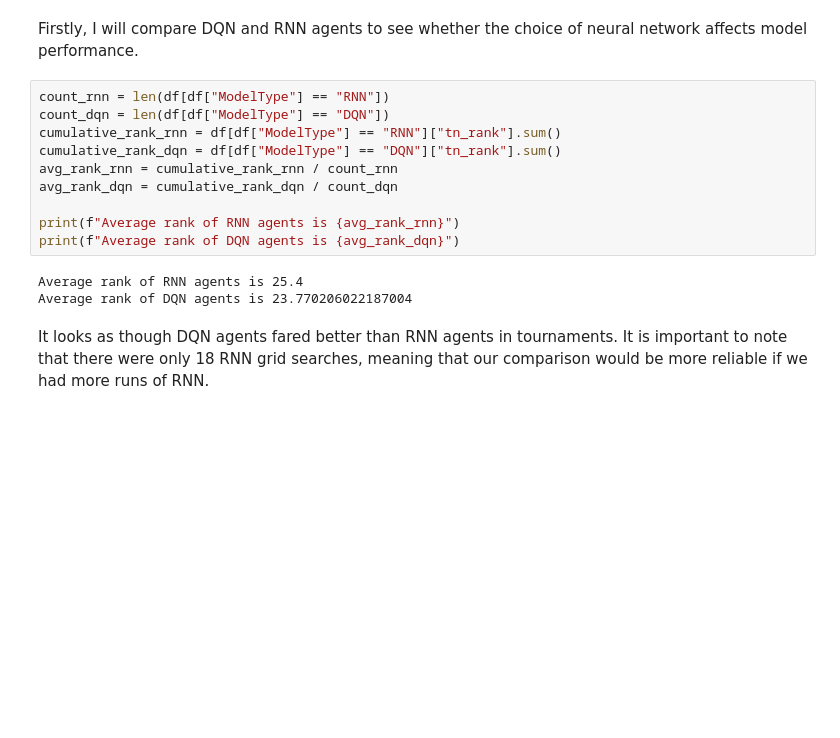
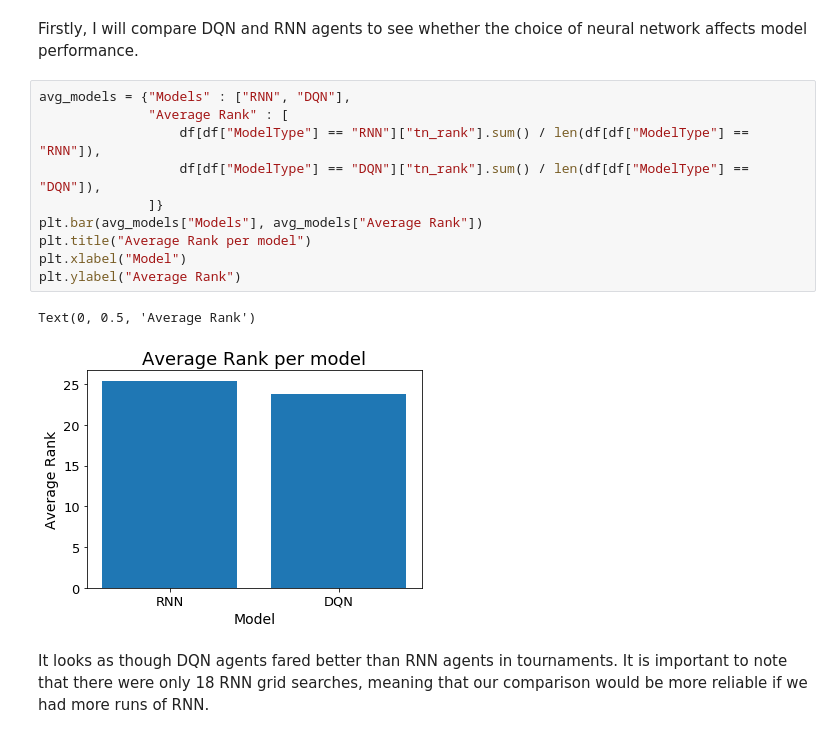
Before and after one commit to UCL-COMP0031-2022-Project-10/tournament, a Jupyter notebook: results/data_analysis_ani.ipynb, the cells around one changed output. Cells and saved outputs as stored; diff of their text form; blank space fills up the shorter version.

```diff
--- a/results/data_analysis_ani.ipynb
+++ b/results/data_analysis_ani.ipynb
@@ -37,18 +47,18 @@ def plot_histogram(x: pd.DataFrame,bins: int, x_label: str, y_label: str, title:
 # %% [markdown]
 Firstly, I will compare DQN and RNN agents to see whether the choice of neural network affects model performance.
-# %%
-count_rnn = len(df[df["ModelType"] == "RNN"])
-count_dqn = len(df[df["ModelType"] == "DQN"])
-cumulative_rank_rnn = df[df["ModelType"] == "RNN"]["tn_rank"].sum()
-cumulative_rank_dqn = df[df["ModelType"] == "DQN"]["tn_rank"].sum()
-avg_rank_rnn = cumulative_rank_rnn / count_rnn
-avg_rank_dqn = cumulative_rank_dqn / count_dqn
-
-print(f"Average rank of RNN agents is {avg_rank_rnn}")
-print(f"Average rank of DQN agents is {avg_rank_dqn}")
-# %% [output]
-Average rank of RNN agents is 25.4
-Average rank of DQN agents is 23.770206022187004
+# %%
+avg_models = {"Models" : ["RNN", "DQN"],
+              "Average Rank" : [
+                  df[df["ModelType"] == "RNN"]["tn_rank"].sum() / len(df[df["ModelType"] == "RNN"]),
+                  df[df["ModelType"] == "DQN"]["tn_rank"].sum() / len(df[df["ModelType"] == "DQN"]),
+              ]}
+plt.bar(avg_models["Models"], avg_models["Average Rank"])
+plt.title("Average Rank per model")
+plt.xlabel("Model")
+plt.ylabel("Average Rank")
+# %% [output]
+Text(0, 0.5, 'Average Rank')
+[figure, added]
 # %% [markdown]
 It looks as though DQN agents fared better than RNN agents in tournaments. It is important to note that there were only 18 RNN grid searches, meaning that our comparison would be more reliable if we had more runs of RNN.
 # %% [markdown]
```
Also changed, not shown: parts of 10 cells of this notebook, 20 other files.
